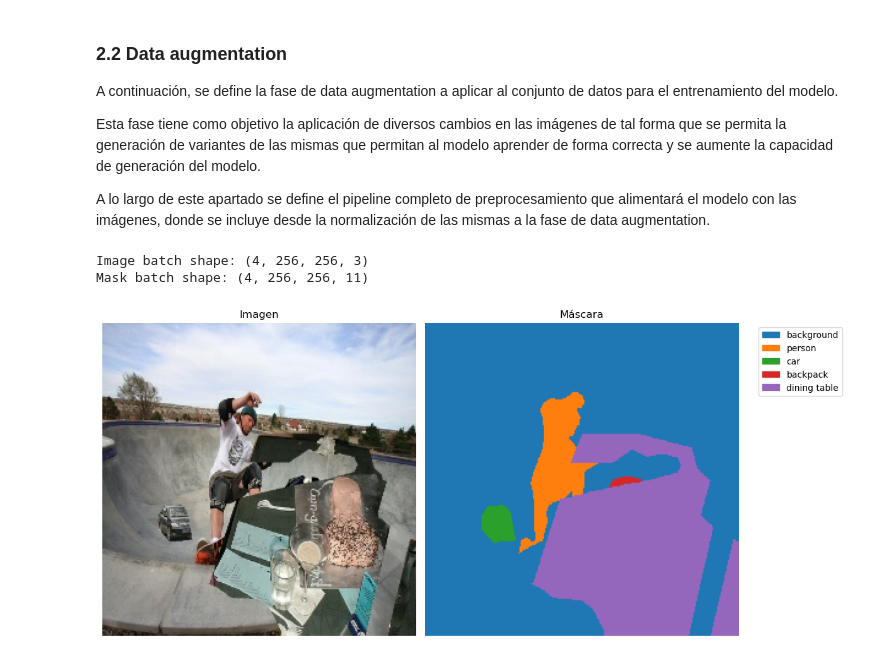
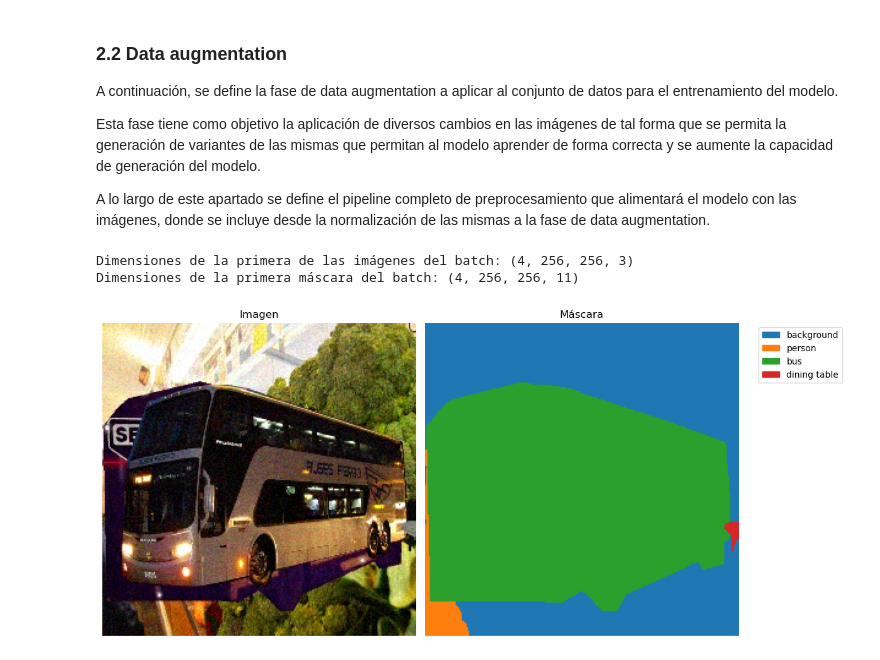
Before and after one commit to rucasca/TFM, a Jupyter notebook: src/data_processing.ipynb, the cells around one changed output. Cells and saved outputs as stored; diff of their text form; code cells hidden in the pictures.

```diff
--- a/src/data_processing.ipynb
+++ b/src/data_processing.ipynb
@@ -362,8 +362,8 @@ def augment_data(image,mask):
         image = tf.image.adjust_contrast(image, contrast_factor=tf.random.uniform([], 0.9, 1.1))
 
     ### Aplicacion de ruido gaussiano
-    if tf.random.uniform(()) > 0.85:
-        noise = tf.random.normal(shape=tf.shape(image), mean=0.0, stddev=0.2, dtype=tf.float32)
+    if tf.random.uniform(()) > 0:
+        noise = tf.random.normal(shape=tf.shape(image), mean=0.0, stddev=0.05, dtype=tf.float32)
         image = tf.clip_by_value(image + noise, 0.0, 1.0)
 
     # # Zooming aleatorio de la imagen
@@ -394,7 +394,7 @@ def carga_dataset(tfrecord_path,batch_size=32,size_mezcla=100,training=True):
         dataset = dataset.shuffle(size_mezcla)
         dataset = dataset.repeat()
 
-    dataset = dataset.map(normalize, num_parallel_calls=tf.data.AUTOTUNE)
+    #dataset = dataset.map(normalize, num_parallel_calls=tf.data.AUTOTUNE)
     dataset = dataset.batch(batch_size)
     dataset = dataset.prefetch(tf.data.AUTOTUNE)
 
@@ -405,9 +405,9 @@ for img_batch, mask_batch in train_dataset.take(1):
     print("Dimensiones de la primera de las imágenes del batch:", img_batch.shape)
     print("Dimensiones de la primera máscara del batch:", mask_batch.shape)
 # %% [output]
-Image batch shape: (4, 256, 256, 3)
-Mask batch shape: (4, 256, 256, 11)
+Dimensiones de la primera de las imágenes del batch: (4, 256, 256, 3)
+Dimensiones de la primera máscara del batch: (4, 256, 256, 11)
 # %%
-plot_one_hot_encoded_masks(img_batch[0,:,:,:],mask_batch[0,:,:,:], dict_channel_name)
+plot_one_hot_encoded_masks(img_batch[1,:,:,:],mask_batch[1,:,:,:], dict_channel_name)
 # %% [output]
-[figure, old version]
+[figure, new version]
```
Also changed, not shown: parts of 7 cells of this notebook, 4 other files.
